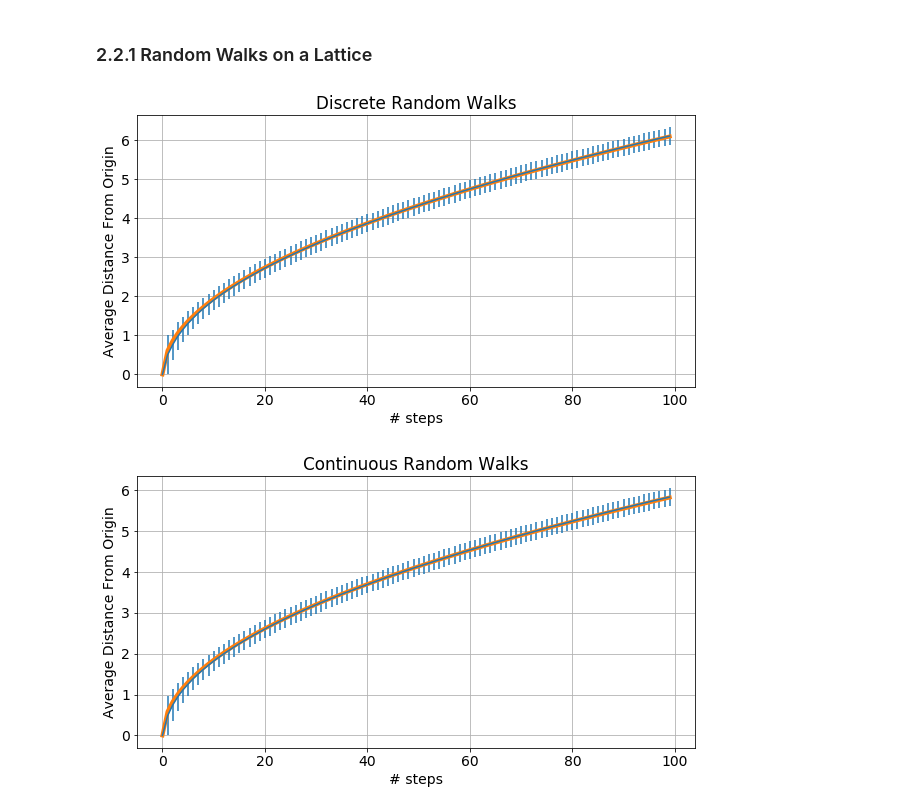
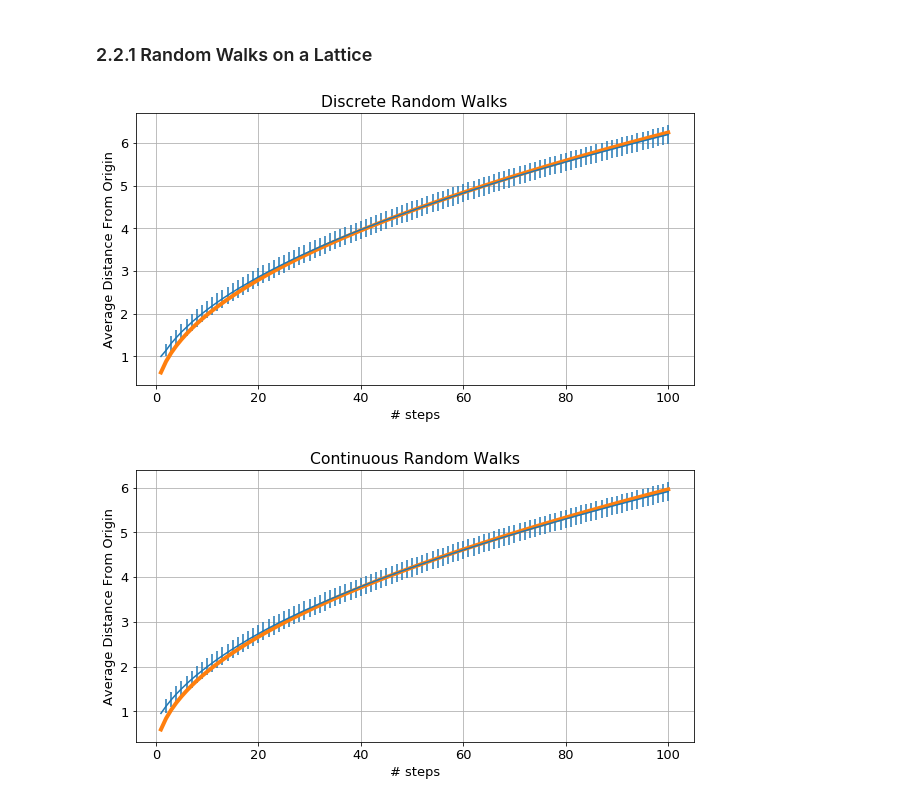
Before and after one commit to edoardodraetta/lsn_esercizi, a Jupyter notebook: Esercizio_2.ipynb, the cells around one changed output. Cells and saved outputs as stored; diff of their text form; code cells hidden in the pictures.

```diff
--- a/Esercizio_2.ipynb
+++ b/Esercizio_2.ipynb
@@ -6,7 +6,7 @@ import numpy as np
 import math
 from scipy.optimize import curve_fit
 
-plt.rcParams.update({'font.size': 14})
+plt.rcParams.update({'font.size': 13})
 # %% [markdown]
 ### 2.1.1 Basic Monte Carlo Integration
 # %%
@@ -100,30 +118,30 @@ plt.show()
 # %%
 def f(x, k):  # defining the fitting function
     return k * np.sqrt(x)
 
 
 datafile = "./data/stats_2.2.1.dat"
 dist, err = np.loadtxt(datafile, usecols=(0, 2), delimiter=' ', unpack='true')
 
 n_walks = 100
 n_steps = 10000
 
-x = np.arange(n_walks)
+x = np.arange(n_walks)+1
 plt.figure(figsize=(10, 5))
 plt.grid(True)
 plt.errorbar(x, dist, yerr=err)
 
 p_opt, p_cov = curve_fit(f, x, dist, bounds=(-5, 5))
 y_fit = f(x, p_opt)
 plt.plot(x, y_fit, lw=4)  # plotting fitted function
 
 plt.xlabel('# steps')
 plt.ylabel('Average Distance From Origin')
 plt.title('Discrete Random Walks')
-plt.savefig('./figures/2.2.1.png')
+# plt.savefig('./figures/2.2.1.png')
 plt.show()
 # %% [output]
-[figure, old version]
+[figure, new version]
 # %%
 datafile = "./data/stats_2.2.2.dat"
 dist, err = np.loadtxt(datafile, usecols=(0, 2), delimiter=' ', unpack='true')
@@ -131,7 +149,7 @@ dist, err = np.loadtxt(datafile, usecols=(0, 2), delimiter=' ', unpack='true')
 n_walks = 100
 n_steps = 10000
 
-x = np.arange(n_walks)
+x = np.arange(n_walks)+1
 plt.figure(figsize=(10, 5))
 plt.grid(True)
 plt.errorbar(x, dist, yerr=err)
@@ -143,7 +161,7 @@ plt.plot(x, y_fit, lw=4)  # plotting fitted function
 plt.xlabel('# steps')
 plt.ylabel('Average Distance From Origin')
 plt.title('Continuous Random Walks')
-plt.savefig('./figures/2.2.2.png')
+# plt.savefig('./figures/2.2.2.png')
 plt.show()
 # %% [output]
-[figure, old version]
+[figure, new version]
```
Also changed, not shown: parts of 4 cells of this notebook, 1 other file.
